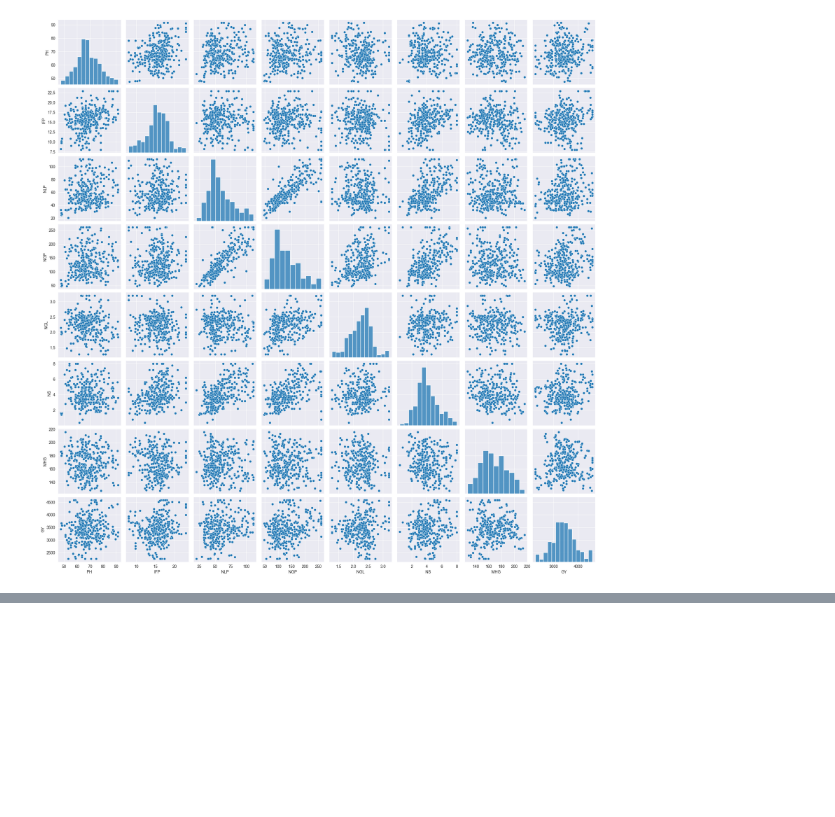
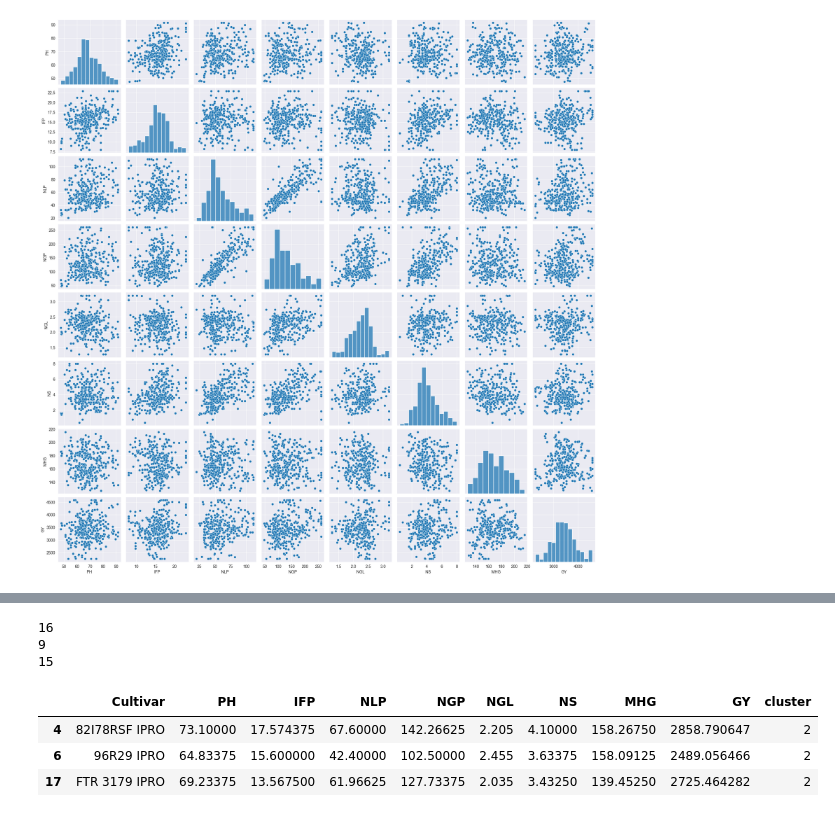
Before and after one commit to AdrianGabrielC/Agriculture_Regression_Clustering, a Jupyter notebook: main.ipynb, the cells around one changed output, grey strips where cells are left out. Drawn from its saved outputs; the diff is of its cells as text; code cells hidden in the pictures; blank space fills up the shorter version.

```diff
--- a/main.ipynb
+++ b/main.ipynb
@@ -202,0 +255,19 @@ sns.pairplot(df.drop(columns=['Season', 'Repetition']))
+# %%
+from umap import UMAP
+import plotly.express as px
+
+# features = normalized_clustering_dataset.iloc[:, 1:]
+#
+# umap_3d = UMAP(n_components=3, init='random')
+# proj_3d = umap_3d.fit_transform(features)
+# fig_3d = px.scatter_3d(proj_3d, x=0, y=1, z=2, color=normalized_clustering_dataset.Cultivar, labels={'color':'Cultivar'})
+# fig_3d.update_layout(width=1000, height=800)
+# fig_3d.show()
+
+features = clustering_dataset.iloc[:, 1:]
+
+umap_3d = UMAP(n_components=3, init='random')
+proj_3d = umap_3d.fit_transform(features)
+fig_3d = px.scatter_3d(proj_3d, x=0, y=1, z=2, color=clustering_dataset.Cultivar, labels={'color':'Cultivar'})
+fig_3d.update_layout(width=1000, height=800)
+fig_3d.show()
@@ -202,0 +276,28 @@ sns.pairplot(df.drop(columns=['Season', 'Repetition']))
+# %%
+km = KMeans(n_clusters=3)
+predict = km.fit_predict(features)
+
+# normalized_clustering_dataset['cluster'] = predict
+# cluster1 = normalized_clustering_dataset[normalized_clustering_dataset.cluster == 0]
+# cluster2 = normalized_clustering_dataset[normalized_clustering_dataset.cluster == 1]
+# cluster3 = normalized_clustering_dataset[normalized_clustering_dataset.cluster == 2]
+
+clustering_dataset['cluster'] = predict
+cluster1 = clustering_dataset[clustering_dataset.cluster == 0]
+cluster2 = clustering_dataset[clustering_dataset.cluster == 1]
+cluster3 = clustering_dataset[clustering_dataset.cluster == 2]
+
+print(len(cluster1))
+print(len(cluster2))
+print(len(cluster3))
+# %% [output]
+16
+9
+15
+# %%
+cluster3
+# %% [output]
+|  | Cultivar | PH | IFP | NLP | NGP | NGL | NS | MHG | GY | cluster |
+| 4 | 82I78RSF IPRO | 73.10000 | 17.574375 | 67.60000 | 142.26625 | 2.205 | 4.10000 | 158.26750 | 2858.790647 | 2 |
+| 6 | 96R29 IPRO | 64.83375 | 15.600000 | 42.40000 | 102.50000 | 2.455 | 3.63375 | 158.09125 | 2489.056466 | 2 |
+| 17 | FTR 3179 IPRO | 69.23375 | 13.567500 | 61.96625 | 127.73375 | 2.035 | 3.43250 | 139.45250 | 2725.464282 | 2 |
```
Also changed, not shown: parts of 7 cells of this notebook.
